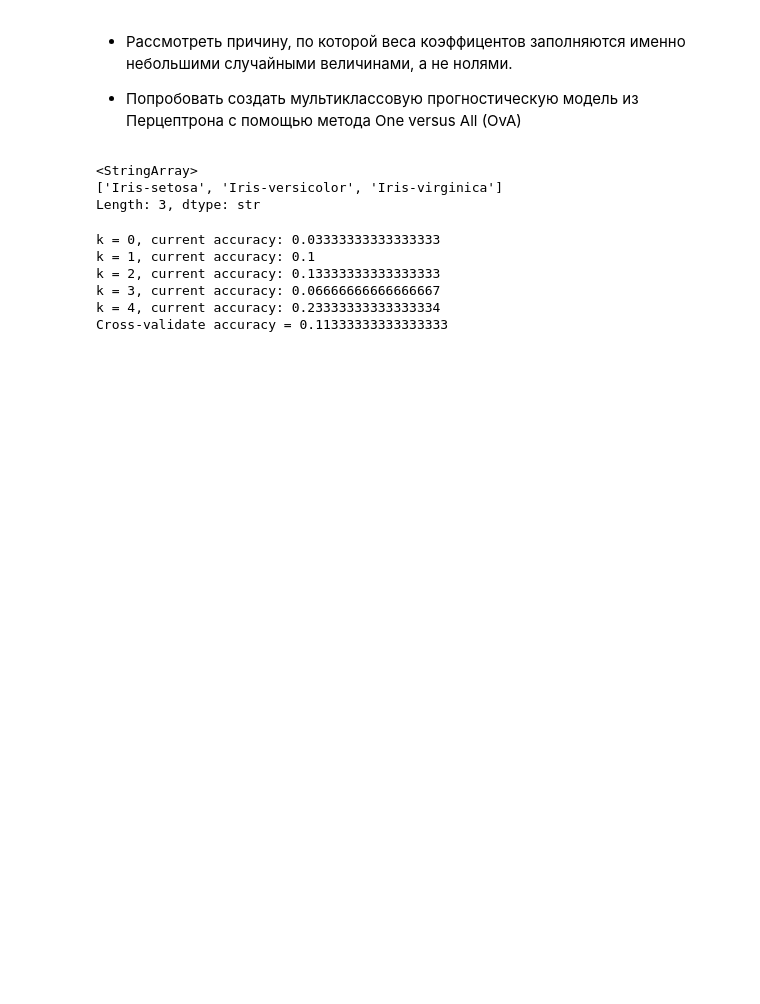
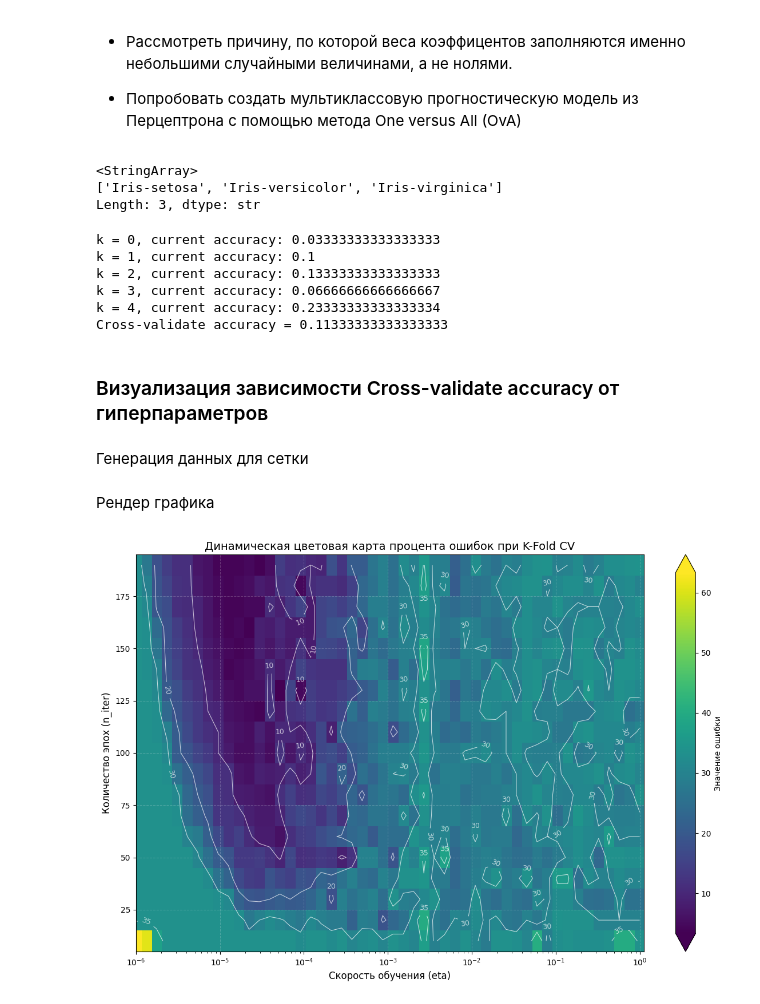
Before and after one commit to geekiot-hub/ml-lab, a Jupyter notebook: src/notebooks/perceptron.ipynb, the cells around one changed output. Drawn from its saved outputs; the diff is of its cells as text; code cells hidden in the pictures; blank space fills up the shorter version.

Commit message:
Add color map for K-Fold CV analys

```diff
--- a/src/notebooks/perceptron.ipynb
+++ b/src/notebooks/perceptron.ipynb
@@ -245,7 +247,13 @@ for i in range(folds_cnt):
         X = X_train.copy()
         y = np.where(y_train.copy() == marker, 1, 0)
 
-        perceptrons.append(Perceptron(eta=0.00001, n_iter=80, random_state=1).fit(X, y))
+        perceptrons.append(
+            Perceptron(
+                eta=0.00001,
+                n_iter=80,
+                random_state=1,
+            ).fit(X, y)
+        )
 
     errors = 0
 
@@ -270,3 +278,5 @@ k = 2, current accuracy: 0.13333333333333333
 k = 3, current accuracy: 0.06666666666666667
 k = 4, current accuracy: 0.23333333333333334
 Cross-validate accuracy = 0.11333333333333333
+# %% [markdown]
+### Визуализация зависимости Cross-validate accuracy от гиперпараметров
@@ -272,0 +328,47 @@ Cross-validate accuracy = 0.11333333333333333
+# %% [markdown]
+Генерация данных для сетки
+# %%
+learning_rates = np.logspace(-6, 0, 50)
+iterations = np.arange(10, 200, 10)
+
+X, Y = np.meshgrid(learning_rates, iterations)
+Z = np.zeros((len(iterations), len(learning_rates)))
+
+for i, epochs in enumerate(iterations):
+    for j, eta in enumerate(learning_rates):
+        Z[i, j] = get_cross_validate_accuracy(eta, epochs)
+# %% [markdown]
+Рендер графика
+# %%
+plt.figure(figsize=(12, 8))
+
+# cmap = ["viridis", "hot", "plasma"]
+# '_r' - reverse cmap
+mesh = plt.pcolormesh(X, Y, Z, cmap="viridis", shading="auto")
+
+cbar = plt.colorbar(mesh, label="Значение ошибки", extend="both")
+plt.xscale("log")
+plt.xlabel("Скорость обучения (eta)", fontsize=12)
+plt.ylabel("Количество эпох (n_iter)", fontsize=12)
+plt.title(
+    "Динамическая цветовая карта процента ошибок при K-Fold CV",
+    fontsize=14,
+)
+
+# Изолинии
+contour = plt.contour(
+    X,
+    Y,
+    Z,
+    levels=[10, 20, 30, 35],
+    colors="white",
+    linewidths=0.8,
+    alpha=0.7,
+)
+plt.clabel(contour, inline=True, fontsize=9, fmt="%.0f")
+
+plt.grid(True, alpha=0.2, color="white", linestyle="--")
+plt.tight_layout()
+plt.show()
+# %% [output]
+[figure, added]
```
Also changed, not shown: parts of 3 cells of this notebook, 1 other file.
